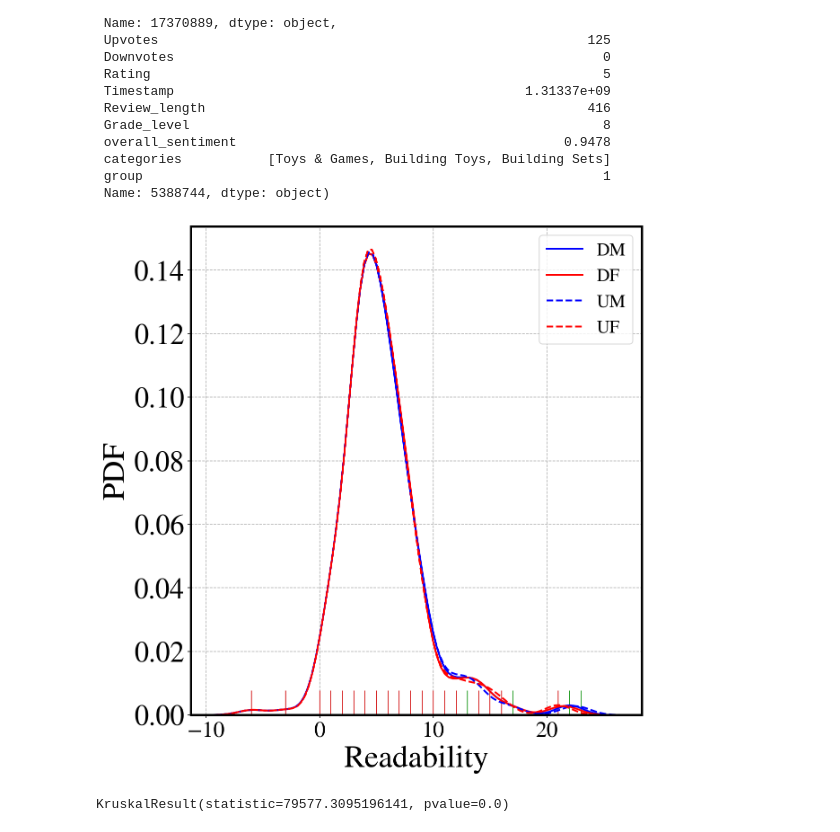
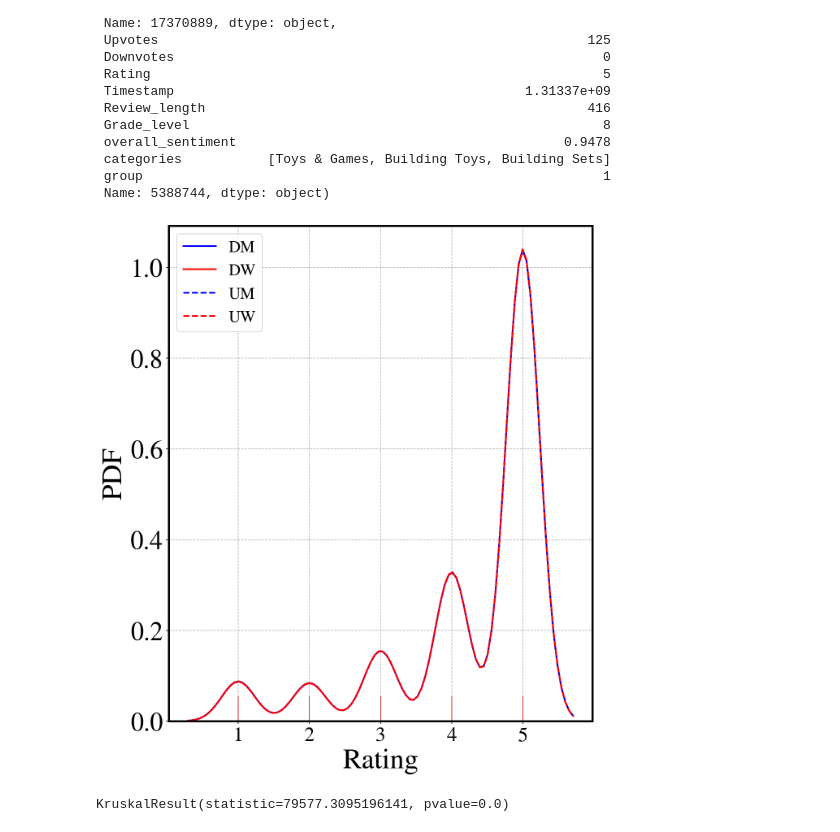
Before and after one commit to Sandipan99/amazonReview, a Jupyter notebook: NaturalExptCategory(not_pairwise).ipynb, the cells around one changed output. Cells and saved outputs as stored; diff of their text form; code cells hidden in the pictures.

```diff
--- a/NaturalExptCategory(not_pairwise).ipynb
+++ b/NaturalExptCategory(not_pairwise).ipynb
@@ -354,0 +629,26 @@ calculateMetric(pairs,True)
+# %%
+categories = ['Books','Electronics','CDs & Vinyl','Clothing, Shoes & Jewelry','Home & Kitchen',\
+             'Kindle Store','Sports & Outdoors','Cell Phones & Accessories', 'Toys & Games','Games','Literature & Fiction',\
+             'Beauty','Health & Personal Care','Movies','Computers']
+
+all_res = []
+
+for i in range(1,13):
+    all_results = {}
+    for category in categories:
+
+        results = {'0-1':[],'0-2':[],'0-3':[],'1-2':[],'1-3':[],'2-3':[]}
+
+        samp = i
+        bootstrap_res = {}
+        path = 'category_pairs/sample_'+str(samp)+'/'+category+'.pickle'
+        with open(path,'rb') as fs:
+            pairs = pickle.load(fs)
+        res = calculateMetric(pairs,bootstrap=True)
+
+        all_results[category] = res
+
+        print(f'done for {category}')
+
+    print(f'sample {samp} finished')
+    all_res.append(all_results)
@@ -354,0 +748,6 @@ calculateMetric(pairs,True)
+# %%
+category = 'Books'
+# %%
+path = 'category_pairs/sample_3/'+category+'.pickle'
+with open(path,'rb') as fs:
+    pairs = pickle.load(fs)
@@ -357,5 +867,5 @@ from scipy.stats import ks_2samp
 # %%
-def calcCovariateDist(pairs,t,covariate='Grade_level'):
+def calcCovariateDist(pairs,t,x_label='Readability',covariate='Grade_level'):
 
     flag = 0
     dists_all = []
@@ -387,7 +897,7 @@ def calcCovariateDist(pairs,t,covariate='Grade_level'):
 
     colors = ['r','b','r']
     ls = ['-','--','--']
-    labels = ['DF','UM','UF']
+    labels = ['DW','UM','UW']
 
     for i,dist in enumerate(dists_all):
 
@@ -397,10 +907,12 @@ def calcCovariateDist(pairs,t,covariate='Grade_level'):
         sns.distplot(dist,hist=False,rug=True,label=labels[i],
                      kde_kws={'color':colors[i],'linestyle':ls[i],'linewidth':2})
 
-    plt.xlabel('Readability')
+    plt.xlabel(x_label)
     plt.ylabel('PDF')
     plt.grid(linestyle='--')
-    #plt.tight_layout()
+    #plt.xscale('log')
+    plt.tight_layout()
+    plt.savefig('plotCovariates/'+covariate+'.jpg',dpi=250)
 # %%
 pairs['0-1'][100]
 # %% [output]
@@ -425,9 +937,9 @@ pairs['0-1'][100]
  group                                                           1
  Name: 5388744, dtype: object)
 # %%
-calcCovariateDist(pairs,0)
+calcCovariateDist(pairs,0,x_label='Rating',covariate='Rating')
 # %% [output]
-[figure, old version]
+[figure, new version]
 # %%
 from scipy.stats import kruskal
 # %%
```
Also changed, not shown: parts of 52 cells of this notebook, 1 other file.
